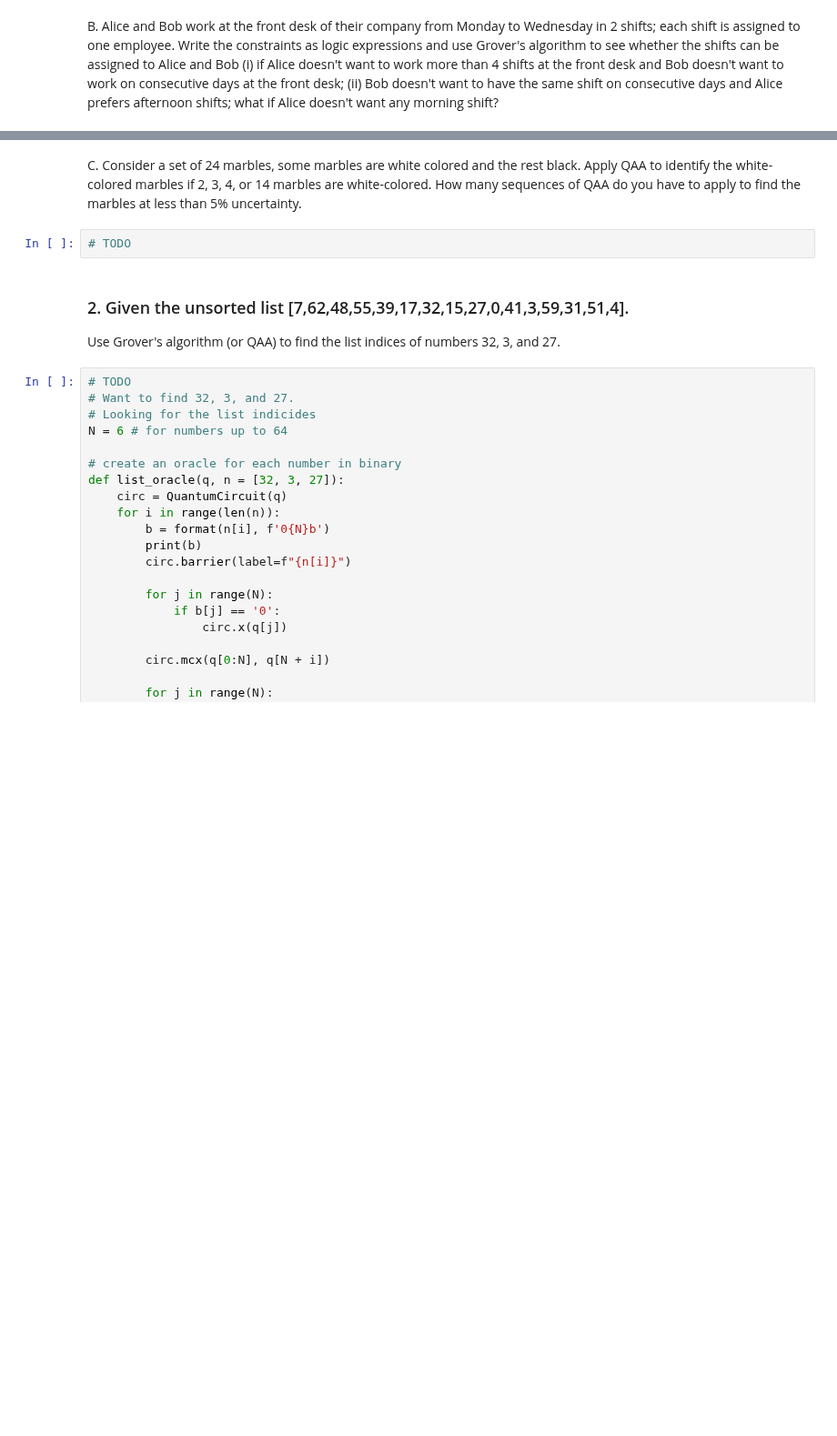
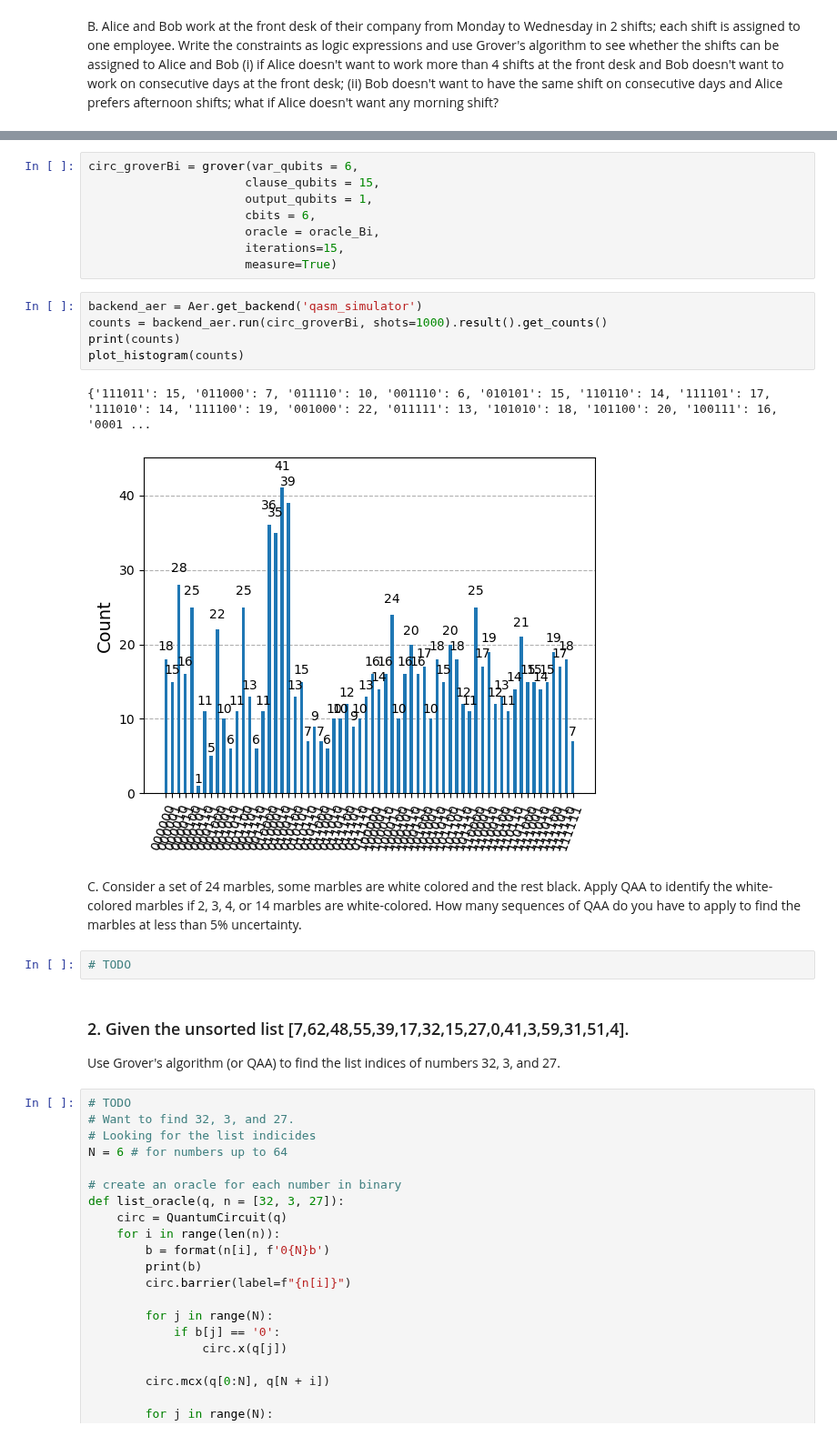
Before and after one commit to elijahkin/amsc698k, a Jupyter notebook: hw4/hw4.ipynb, the cells around one changed output, grey strips where cells are left out. Shown at 91% size. Drawn from its saved outputs; the diff is of its cells as text; blank space fills up the shorter version.

Commit message:
Question B(i) Oracle completed and tested, not sure how many iterations to run - need to test

```diff
--- a/hw4/hw4.ipynb
+++ b/hw4/hw4.ipynb
@@ -209,3 +275,19 @@ SyntaxError: incomplete input (2847213599.py, line 3)
+# %%
+circ_groverBi = grover(var_qubits = 6,
+                      clause_qubits = 15,
+                      output_qubits = 1,
+                      cbits = 6,
+                      oracle = oracle_Bi,
+                      iterations=15,
+                      measure=True)
+# %%
+backend_aer = Aer.get_backend('qasm_simulator')
+counts = backend_aer.run(circ_groverBi, shots=1000).result().get_counts()
+print(counts)
+plot_histogram(counts)
+# %% [output]
+{'111011': 15, '011000': 7, '011110': 10, '001110': 6, '010101': 15, '110110': 14, '111101': 17, '111010': 14, '111100': 19, '001000': 22, '011111': 13, '101010': 18, '101100': 20, '100111': 16, '0001 ...
+[figure, added]
 # %% [markdown]
 C. Consider a set of 24 marbles, some marbles are white colored and the rest black. Apply QAA to identify the white-colored marbles if 2, 3, 4, or 14 marbles are white-colored. How many sequences of QAA do you have to apply to find the marbles at less than 5% uncertainty.
 # %%
```
Also changed, not shown: parts of 6 cells of this notebook.
